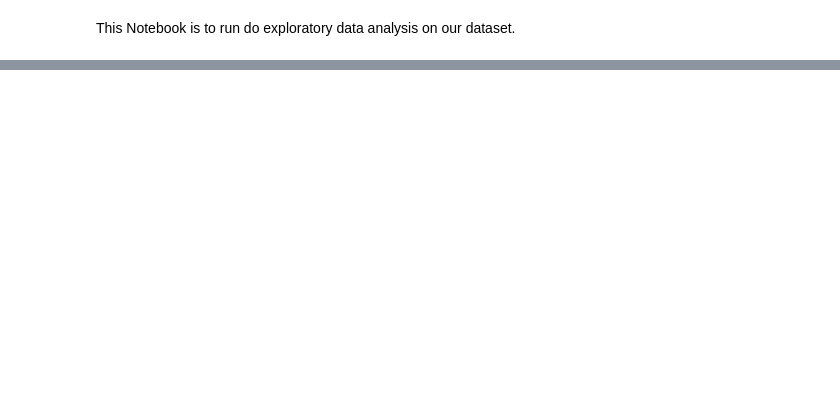
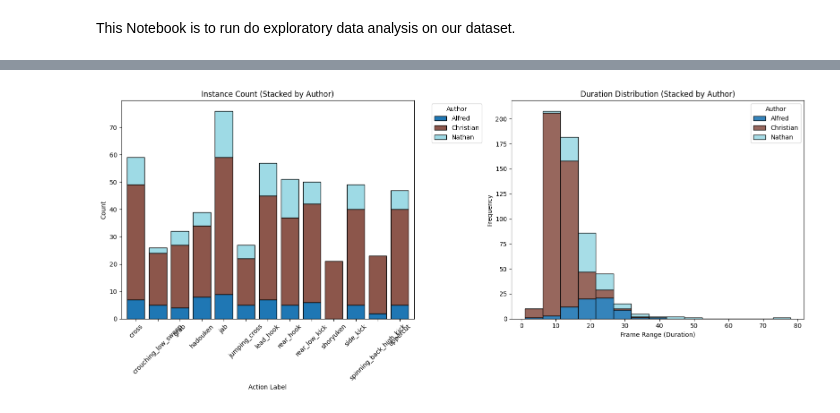
Before and after one commit to chenchristian/CV_to_StreetFighter, a Jupyter notebook: Data/data_analysis.ipynb, the cells around one changed output, grey strips where cells are left out. Cells and saved outputs as stored; diff of their text form; code cells hidden in the pictures; blank space fills up the shorter version.

Commit message:
Updates data analysis ipynb
+added new data

```diff
--- a/Data/data_analysis.ipynb
+++ b/Data/data_analysis.ipynb
@@ -74,0 +85,65 @@ spinning_back_high_kick               9
+# %%
+import matplotlib.pyplot as plt
+import pandas as pd
+import numpy as np
+
+# Ensure data exists before plotting
+if 'filtered_instances' in locals() and not filtered_instances.empty:
+
+    # 1. SETUP CONSISTENT COLORS
+    # Get sorted list of authors so the order is fixed
+    unique_authors = sorted(filtered_instances['author'].unique())
+
+    # Generate a color palette
+    colormap = plt.cm.get_cmap('tab20', len(unique_authors))
+    color_list = [colormap(i) for i in range(len(unique_authors))]
+
+    # Create a dictionary to map Author -> Color (for Plot 2 consistency)
+    author_color_map = dict(zip(unique_authors, color_list))
+
+    # Initialize Figure
+    fig, (ax1, ax2) = plt.subplots(1, 2, figsize=(16, 7))
+
+    # --- Plot A: Stacked Bar Chart (Action vs Author) ---
+    # We pivot the data: Rows=Actions, Cols=Authors, Values=Count
+    pivot_df = pd.crosstab(filtered_instances['label'], filtered_instances['author'])
+
+    # Plot using pandas built-in plotting which handles stacking easily
+    pivot_df.plot(kind='bar', stacked=True, ax=ax1, color=color_list, edgecolor='black', width=0.8)
+
+    ax1.set_title('Instance Count (Stacked by Author)')
+    ax1.set_ylabel('Count')
+    ax1.set_xlabel('Action Label')
+    ax1.legend(title='Author', bbox_to_anchor=(1.05, 1), loc='upper left') # Legend outside to save space
+    ax1.tick_params(axis='x', rotation=45)
+
+    # --- Plot B: Stacked Histogram (Duration vs Author) ---
+    # Prepare data for matplotlib hist
+    stacked_data = []
+    stacked_colors = []
+    stacked_labels = []
+
+    for author in unique_authors:
+        durs = filtered_instances[filtered_instances['author'] == author]['duration']
+        # Even if empty, we append to keep color alignment correct, though usually we check len>0
+        if len(durs) > 0:
+            stacked_data.append(durs)
+            stacked_colors.append(author_color_map[author])
+            stacked_labels.append(author)
+
+    ax2.hist(stacked_data, bins=15, stacked=True,
+             color=stacked_colors, label=stacked_labels,
+             edgecolor='black', alpha=0.9)
+
+    ax2.set_title('Duration Distribution (Stacked by Author)')
+    ax2.set_xlabel('Frame Range (Duration)')
+    ax2.set_ylabel('Frequency')
+    ax2.legend(title="Author", loc='upper right')
+
+    plt.tight_layout()
+    plt.show()
+
+else:
+    print("No data available to plot. Please run Chunk 1 first.")
+# %% [output]
+[figure, added]
```
Also changed, not shown: parts of 1 cell of this notebook, 3 other files.
